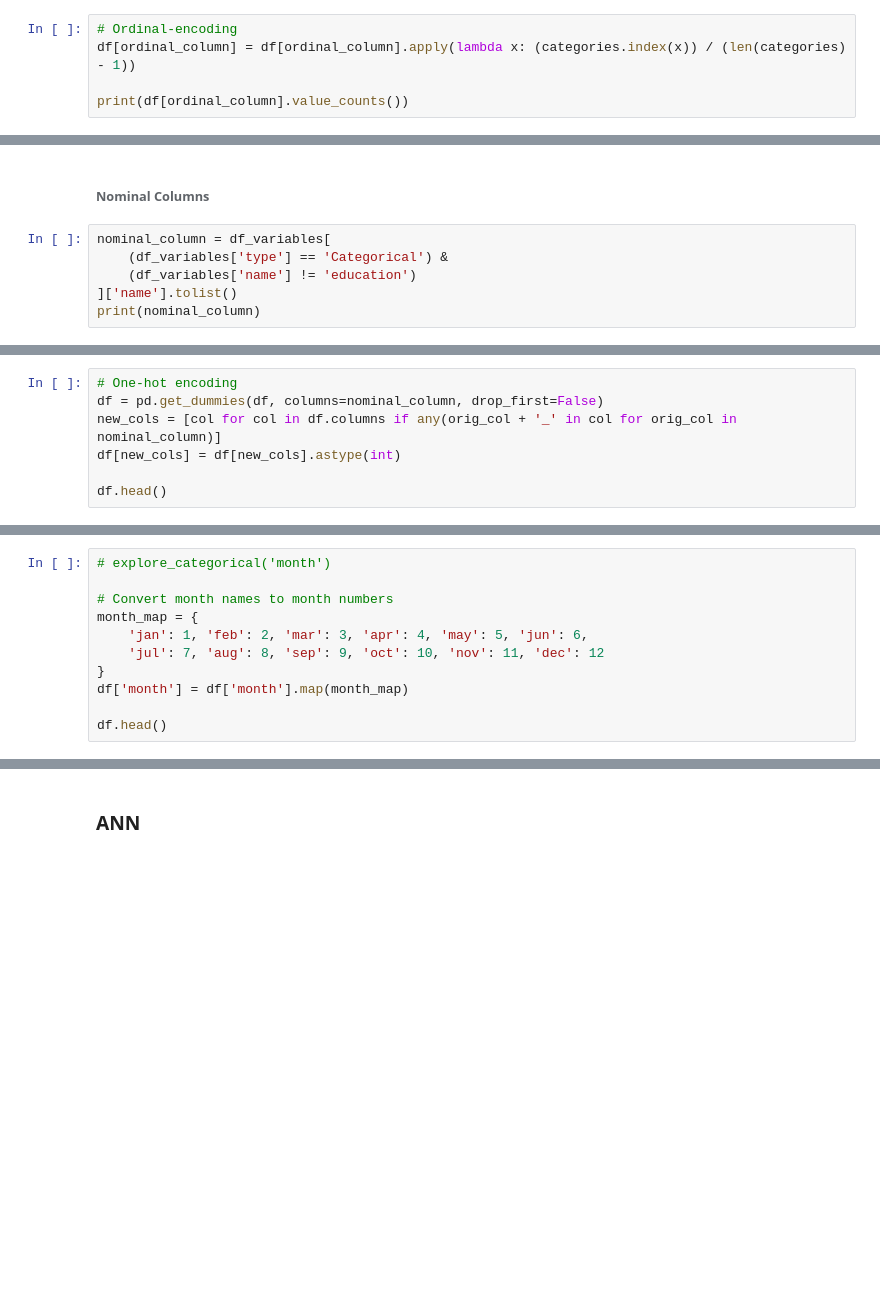
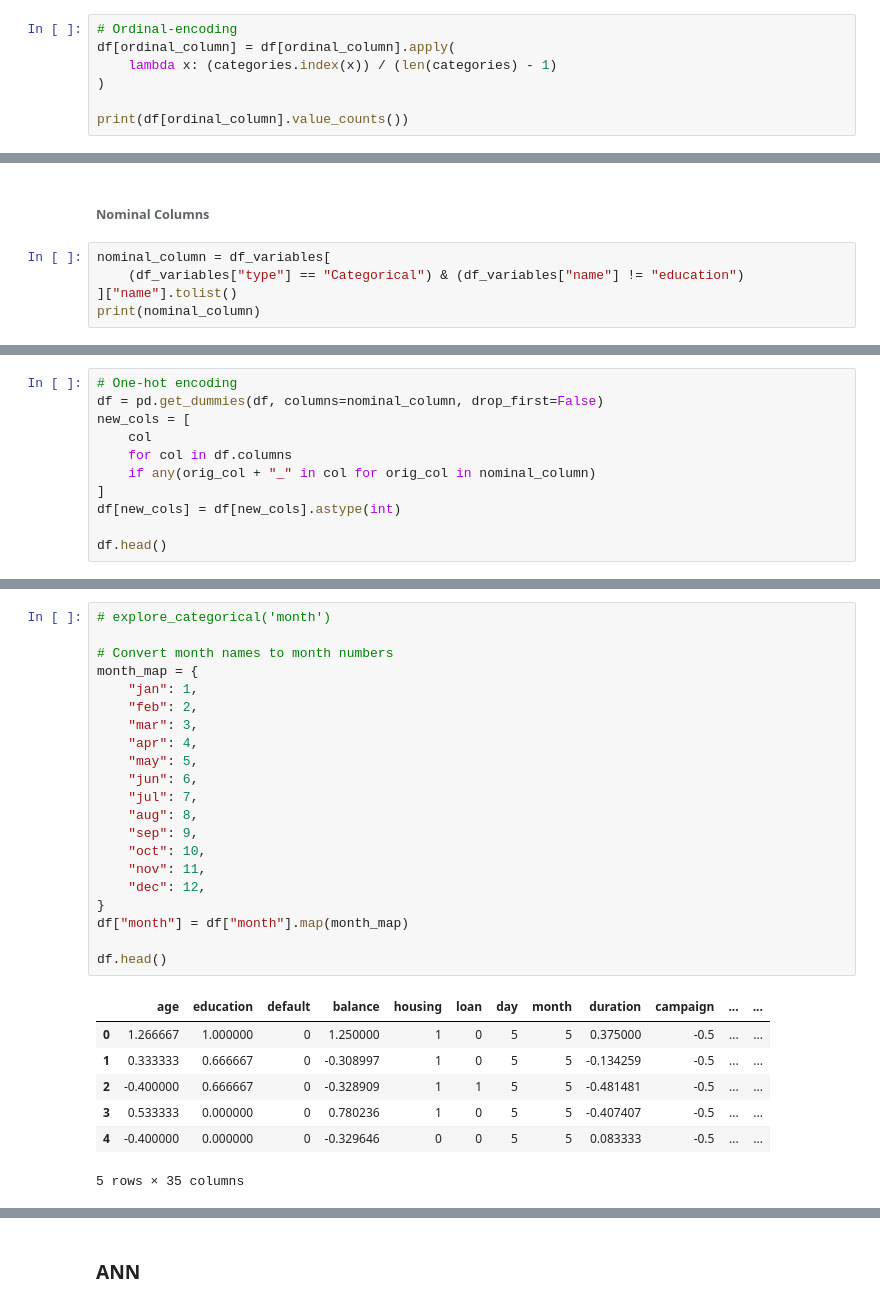
Before and after one commit to jmanwillz/ACML-Project, a Jupyter notebook: ann/data-preprocessing.ipynb, the cells around one changed output, grey strips where cells are left out. Drawn from its saved outputs; the diff is of its cells as text; blank space fills up the shorter version.

```diff
--- a/ann/data-preprocessing.ipynb
+++ b/ann/data-preprocessing.ipynb
@@ -175,6 +432,8 @@ ordinal_column = 'education'
 categories = sorted(df[ordinal_column].unique())
 # %%
 # Ordinal-encoding
-df[ordinal_column] = df[ordinal_column].apply(lambda x: (categories.index(x)) / (len(categories) - 1))
+df[ordinal_column] = df[ordinal_column].apply(
+    lambda x: (categories.index(x)) / (len(categories) - 1)
+)
 
 print(df[ordinal_column].value_counts())
@@ -182,7 +448,6 @@ print(df[ordinal_column].value_counts())
 ###### Nominal Columns
 # %%
 nominal_column = df_variables[
-    (df_variables['type'] == 'Categorical') &
-    (df_variables['name'] != 'education')
-]['name'].tolist()
+    (df_variables["type"] == "Categorical") & (df_variables["name"] != "education")
+]["name"].tolist()
 print(nominal_column)
@@ -189,7 +456,11 @@ print(nominal_column)
 # %%
 # One-hot encoding
 df = pd.get_dummies(df, columns=nominal_column, drop_first=False)
-new_cols = [col for col in df.columns if any(orig_col + '_' in col for orig_col in nominal_column)]
+new_cols = [
+    col
+    for col in df.columns
+    if any(orig_col + "_" in col for orig_col in nominal_column)
+]
 df[new_cols] = df[new_cols].astype(int)
 
 df.head()
@@ -204,12 +491,30 @@ df.head()
 # %%
 # explore_categorical('month')
 
 # Convert month names to month numbers
 month_map = {
-    'jan': 1, 'feb': 2, 'mar': 3, 'apr': 4, 'may': 5, 'jun': 6,
-    'jul': 7, 'aug': 8, 'sep': 9, 'oct': 10, 'nov': 11, 'dec': 12
+    "jan": 1,
+    "feb": 2,
+    "mar": 3,
+    "apr": 4,
+    "may": 5,
+    "jun": 6,
+    "jul": 7,
+    "aug": 8,
+    "sep": 9,
+    "oct": 10,
+    "nov": 11,
+    "dec": 12,
 }
-df['month'] = df['month'].map(month_map)
+df["month"] = df["month"].map(month_map)
 
 df.head()
+# %% [output]
+|  | age | education | default | balance | housing | loan | day | month | duration | campaign | ... | ... |
+| 0 | 1.266667 | 1.000000 | 0 | 1.250000 | 1 | 0 | 5 | 5 | 0.375000 | -0.5 | ... | ... |
+| 1 | 0.333333 | 0.666667 | 0 | -0.308997 | 1 | 0 | 5 | 5 | -0.134259 | -0.5 | ... | ... |
+| 2 | -0.400000 | 0.666667 | 0 | -0.328909 | 1 | 1 | 5 | 5 | -0.481481 | -0.5 | ... | ... |
+| 3 | 0.533333 | 0.000000 | 0 | 0.780236 | 1 | 0 | 5 | 5 | -0.407407 | -0.5 | ... | ... |
+| 4 | -0.400000 | 0.000000 | 0 | -0.329646 | 0 | 0 | 5 | 5 | 0.083333 | -0.5 | ... | ... |
+5 rows × 35 columns
 # %%
```
Also changed, not shown: parts of 58 cells of this notebook.
